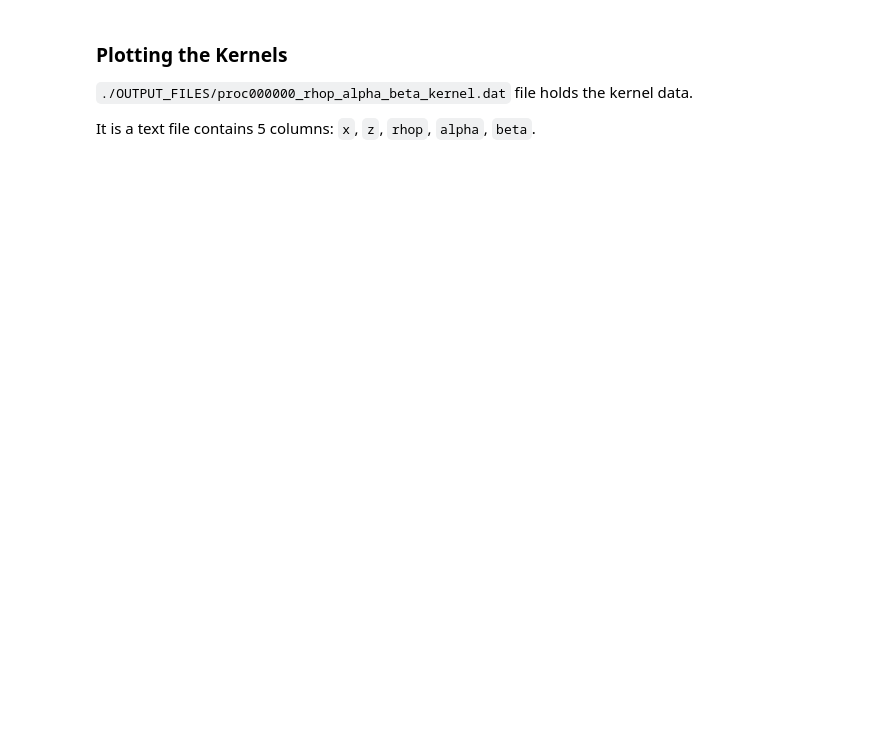
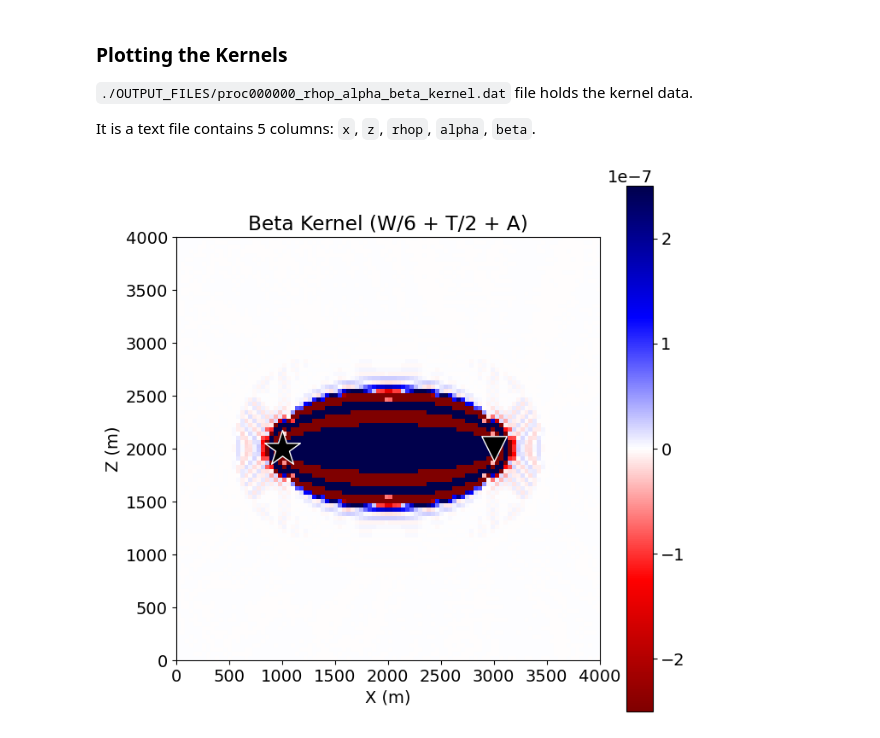
Before and after one commit to dizzyinez/FWI_updated, a Jupyter notebook: JupyterNotebooks/D_Specfem2D_Kernel.ipynb, the cells around one changed output. Saved outputs shown, nothing was run; the diff lists cells and outputs as text; code cells hidden in the pictures; blank space fills up the shorter version.

```diff
--- a/JupyterNotebooks/D_Specfem2D_Kernel.ipynb
+++ b/JupyterNotebooks/D_Specfem2D_Kernel.ipynb
@@ -367,28 +419,30 @@ It is a text file contains 5 columns: `x`, `z`, `rhop`, `alpha`, `beta`.
 # %%
 data = np.loadtxt("./OUTPUT_FILES_ADJ/proc000000_rhop_alpha_beta_kernel.dat")
 
 # first column: x
 x = data[:, 0]
 # second column: z
 z = data[:, 1]
 # fifth column: beta_kernel
 beta = data[:, 4]
 
 # For plotting, you can check: specfem2D/utils/Visualization/plot_kernel.py
 vmax = 2.5e-7
 X, Z, BETA = grid(x, z, beta)
 
 fig, ax = plt.subplots(figsize=(8, 8))
 im = ax.imshow(BETA, vmax=vmax, vmin=-vmax, extent=[x.min(), x.max(), z.min(), z.max()],
                cmap="seismic_r")
 ax.set_xlabel("X (m)")
 ax.set_ylabel("Z (m)")
-ax.set_title("Beta Kernel")
+ax.set_title("Beta Kernel (W/6 + T/2 + A)")
 
 # Plot source and station
 ax.scatter(1000, 2000, 1000, marker="*", color="black", edgecolor="white")
 ax.scatter(3000, 2000, 450, marker="v", color="black", edgecolor="white")
 
 plt.colorbar(im, ax=ax);
 ax.tick_params(axis='both',which='major',labelsize=14)
 matplotlib.rcParams.update({'font.size': 14})
+# %% [output]
+[figure, added]
```
Also changed, not shown: parts of 19 cells of this notebook, 5 other files.
